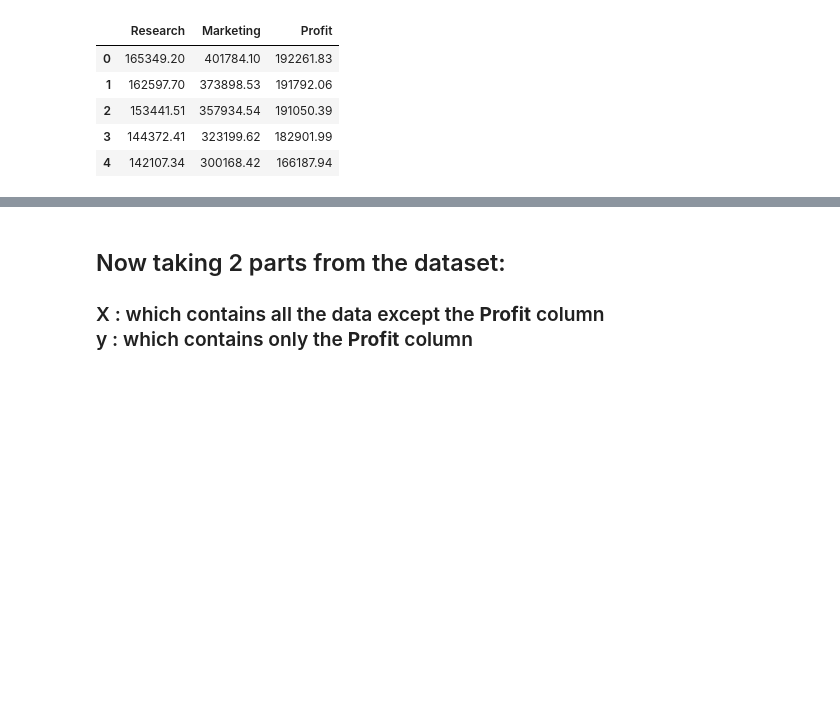
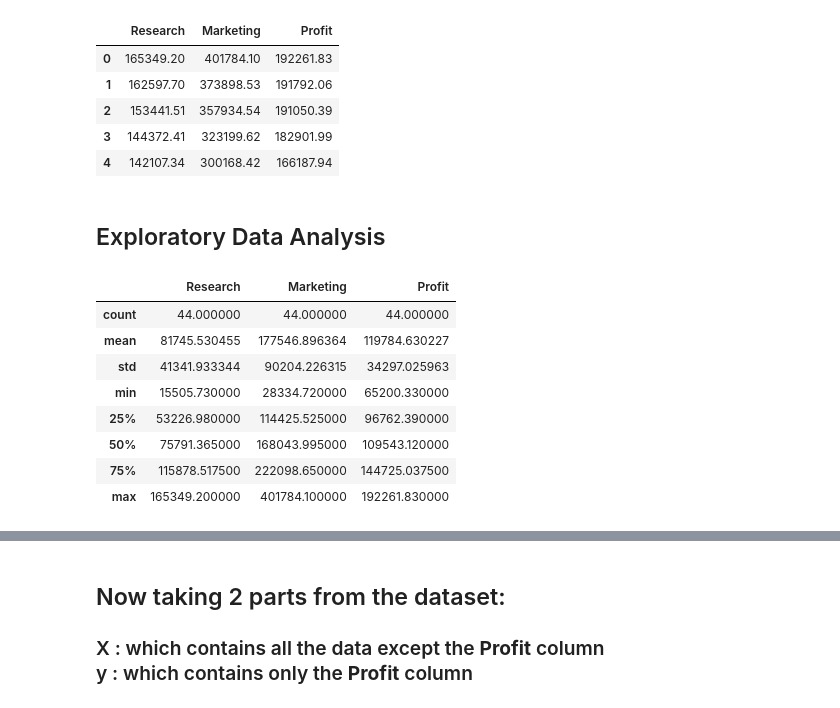
Before and after one commit to debjitpal5040/ML_Algorithms, a Jupyter notebook: Machine Learning/Supervised Learning/Regression/Linear Regression/Multiple Linear Regression/Multiple_Linear_Regression.ipynb, the cells around one changed output, grey strips where cells are left out. Drawn from its saved outputs; the diff is of its cells as text; code cells hidden in the pictures; blank space fills up the shorter version.

```diff
--- a/Machine Learning/Supervised Learning/Regression/Linear Regression/Multiple Linear Regression/Multiple_Linear_Regression.ipynb
+++ b/Machine Learning/Supervised Learning/Regression/Linear Regression/Multiple Linear Regression/Multiple_Linear_Regression.ipynb
@@ -21,3 +21,17 @@ df.head()
 | 2 | 153441.51 | 357934.54 | 191050.39 |
 | 3 | 144372.41 | 323199.62 | 182901.99 |
 | 4 | 142107.34 | 300168.42 | 166187.94 |
+# %% [markdown]
+## Exploratory Data Analysis
+# %%
+df.describe()
+# %% [output]
+|  | Research | Marketing | Profit |
+| count | 44.000000 | 44.000000 | 44.000000 |
+| mean | 81745.530455 | 177546.896364 | 119784.630227 |
+| std | 41341.933344 | 90204.226315 | 34297.025963 |
+| min | 15505.730000 | 28334.720000 | 65200.330000 |
+| 25% | 53226.980000 | 114425.525000 | 96762.390000 |
+| 50% | 75791.365000 | 168043.995000 | 109543.120000 |
+| 75% | 115878.517500 | 222098.650000 | 144725.037500 |
+| max | 165349.200000 | 401784.100000 | 192261.830000 |
```
Also changed, not shown: parts of 7 cells of this notebook, 3 other files.
